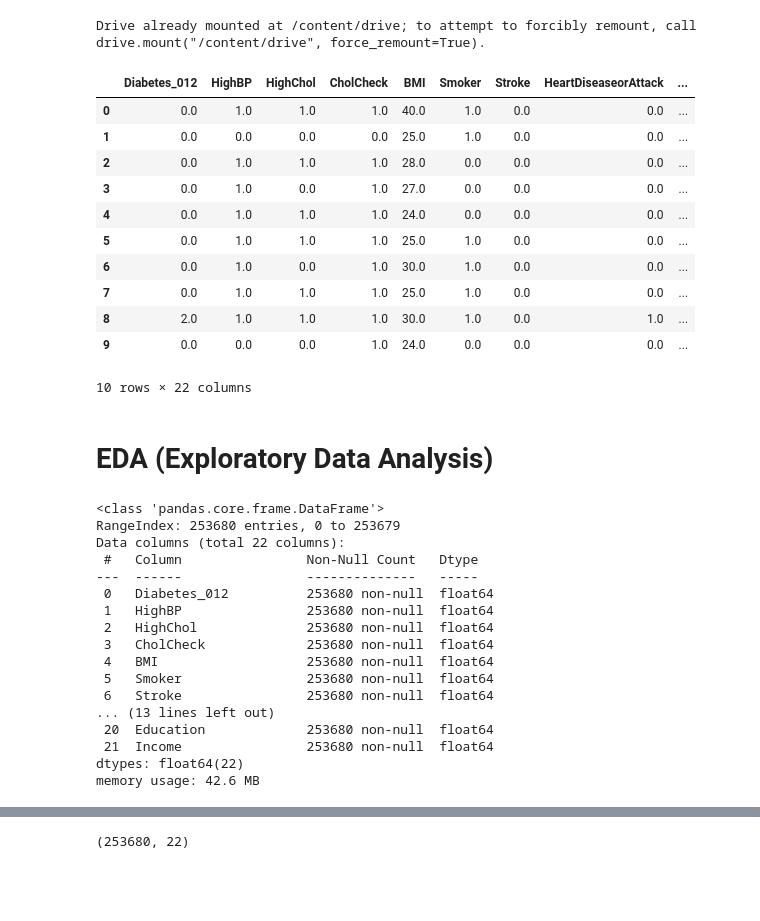
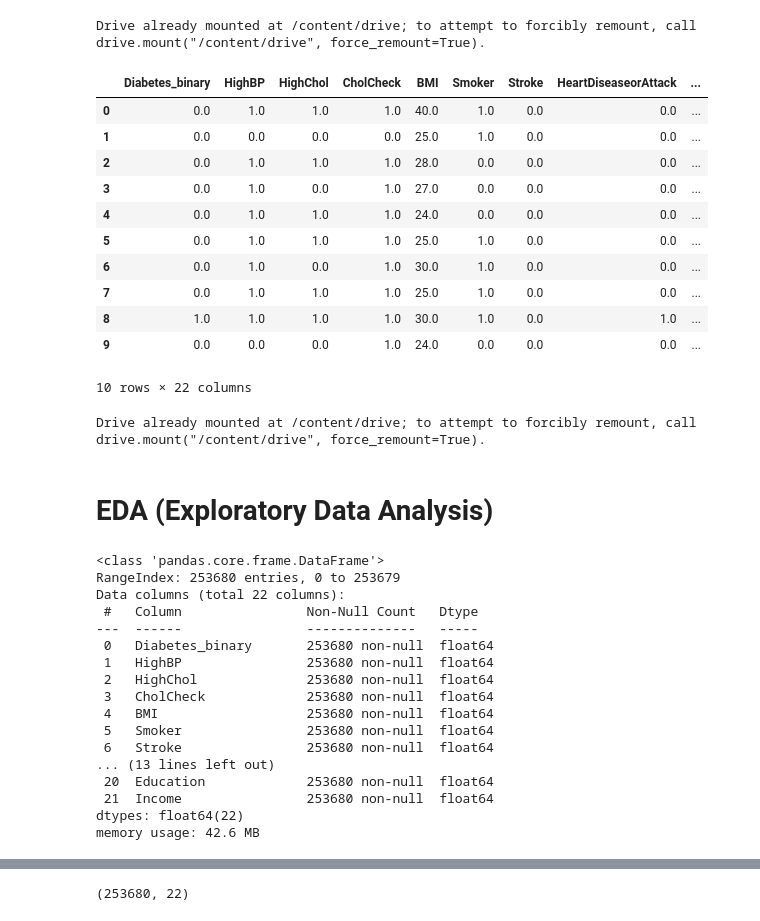
Before and after one commit to Govind-2004/CDC_Diabetes_Health_Indicators_Preprocessing_Dataset, a Jupyter notebook: CDC_Diabetes_Preprocessing_EDA.ipynb, the cells around one changed output, grey strips where cells are left out. Cells and saved outputs as stored; diff of their text form; code cells hidden in the pictures; blank space fills up the shorter version.

```diff
--- a/CDC_Diabetes_Preprocessing_EDA.ipynb
+++ b/CDC_Diabetes_Preprocessing_EDA.ipynb
@@ -19,11 +26,11 @@ drive.mount('/content/drive')
 Drive already mounted at /content/drive; to attempt to forcibly remount, call drive.mount("/content/drive", force_remount=True).
 # %%
 # Reading Dataset
-filepath = '/content/drive/MyDrive/dataset/diabetes.csv'
+filepath = '/content/drive/MyDrive/Colab Notebooks/Datasets /diabetes_binary_health_indicators_BRFSS2015[1].csv'
 df_cdc = pd.read_csv(filepath)
 df_cdc.head(10)
 # %% [output]
-|  | Diabetes_012 | HighBP | HighChol | CholCheck | BMI | Smoker | Stroke | HeartDiseaseorAttack | ... |
+|  | Diabetes_binary | HighBP | HighChol | CholCheck | BMI | Smoker | Stroke | HeartDiseaseorAttack | ... |
 | 0 | 0.0 | 1.0 | 1.0 | 1.0 | 40.0 | 1.0 | 0.0 | 0.0 | ... |
 | 1 | 0.0 | 0.0 | 0.0 | 0.0 | 25.0 | 1.0 | 0.0 | 0.0 | ... |
 | 2 | 0.0 | 1.0 | 1.0 | 1.0 | 28.0 | 0.0 | 0.0 | 0.0 | ... |
@@ -32,9 +39,14 @@ df_cdc.head(10)
 | 5 | 0.0 | 1.0 | 1.0 | 1.0 | 25.0 | 1.0 | 0.0 | 0.0 | ... |
 | 6 | 0.0 | 1.0 | 0.0 | 1.0 | 30.0 | 1.0 | 0.0 | 0.0 | ... |
 | 7 | 0.0 | 1.0 | 1.0 | 1.0 | 25.0 | 1.0 | 0.0 | 0.0 | ... |
-| 8 | 2.0 | 1.0 | 1.0 | 1.0 | 30.0 | 1.0 | 0.0 | 1.0 | ... |
+| 8 | 1.0 | 1.0 | 1.0 | 1.0 | 30.0 | 1.0 | 0.0 | 1.0 | ... |
 | 9 | 0.0 | 0.0 | 0.0 | 1.0 | 24.0 | 0.0 | 0.0 | 0.0 | ... |
 10 rows × 22 columns
+# %%
+from google.colab import drive
+drive.mount('/content/drive')
+# %% [output]
+Drive already mounted at /content/drive; to attempt to forcibly remount, call drive.mount("/content/drive", force_remount=True).
 # %% [markdown]
 # EDA (Exploratory Data Analysis)
 # %%
@@ -52,7 +64,7 @@ RangeIndex: 253680 entries, 0 to 253679
 Data columns (total 22 columns):
  #   Column                Non-Null Count   Dtype
 ---  ------                --------------   -----
- 0   Diabetes_012          253680 non-null  float64
+ 0   Diabetes_binary       253680 non-null  float64
  1   HighBP                253680 non-null  float64
  2   HighChol              253680 non-null  float64
  3   CholCheck             253680 non-null  float64
```
Also changed, not shown: parts of 38 cells of this notebook.
